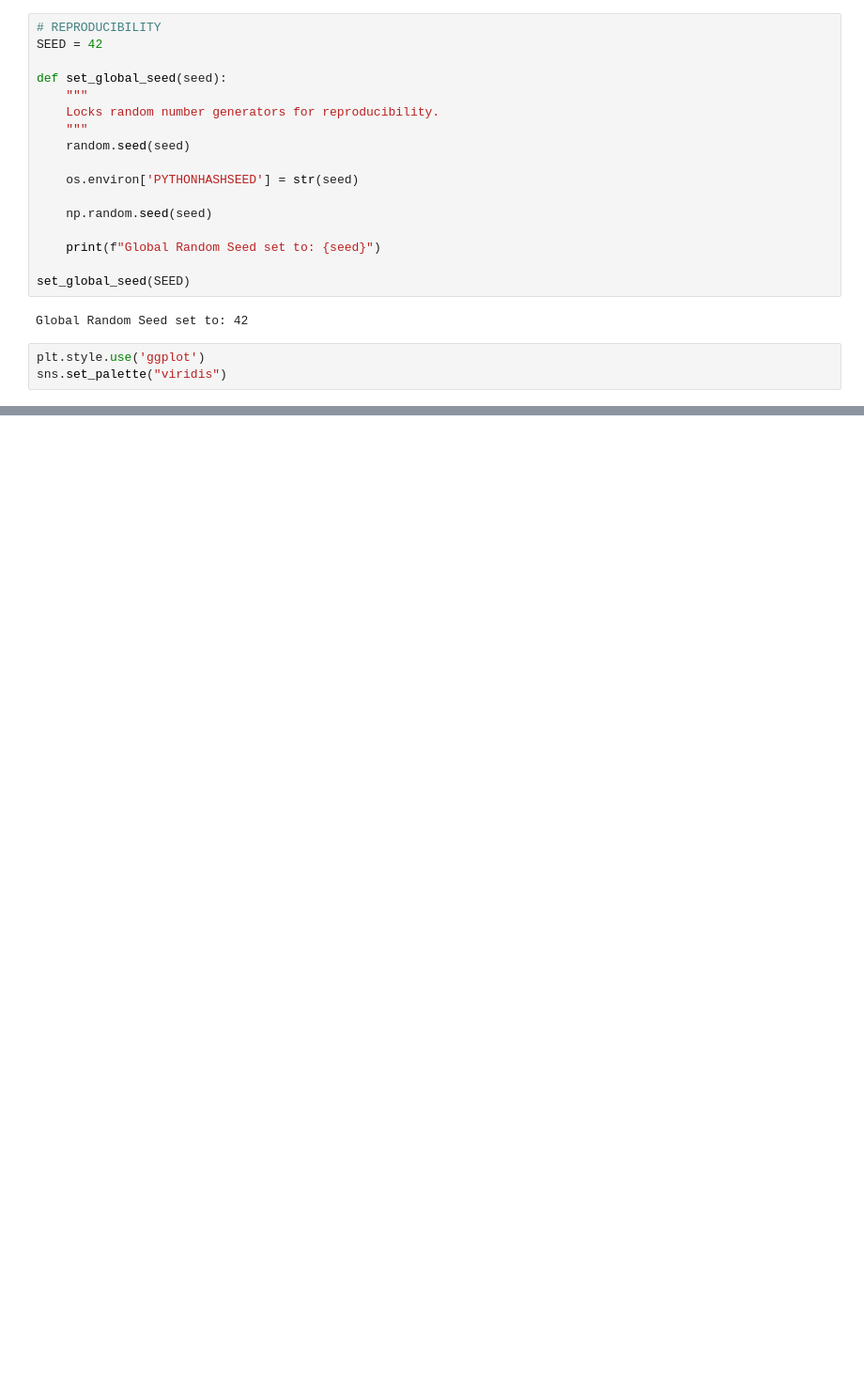
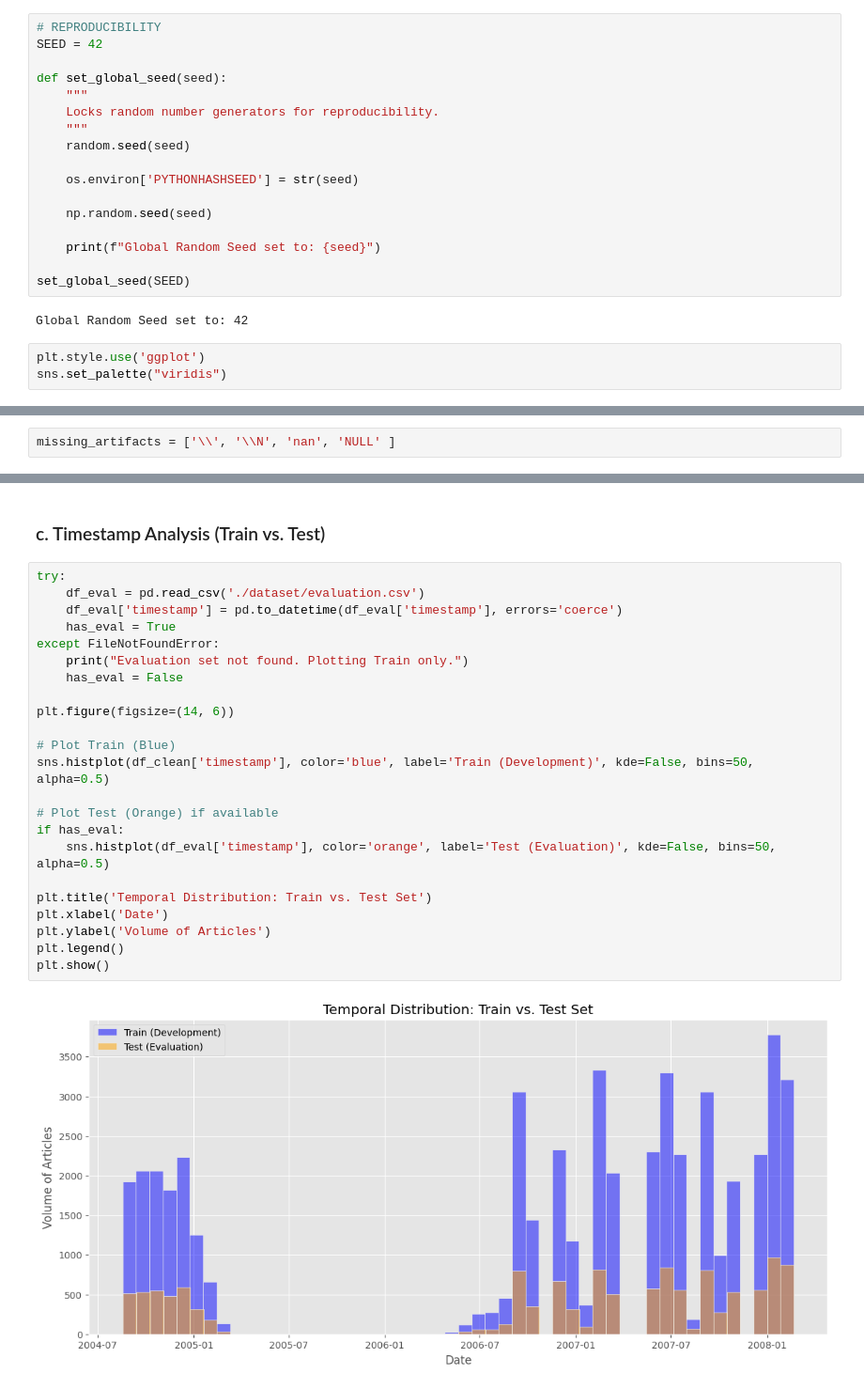
Before and after one commit to AgricolaC/DSML_News_Classification, a Jupyter notebook: eda.ipynb, the cells around one changed output, grey strips where cells are left out. Shown at 94% size. Drawn from its saved outputs; the diff is of its cells as text; blank space fills up the shorter version.

```diff
--- a/eda.ipynb
+++ b/eda.ipynb
@@ -903,0 +219,2 @@ Evaluation Rows with Artifacts: 482 (2.4%)
+# %%
+missing_artifacts = ['\\', '\\N', 'nan', 'NULL' ]
@@ -903,0 +571,27 @@ Evaluation Rows with Artifacts: 482 (2.4%)
+# %% [markdown]
+### c. Timestamp Analysis (Train vs. Test)
+# %%
+try:
+    df_eval = pd.read_csv('./dataset/evaluation.csv')
+    df_eval['timestamp'] = pd.to_datetime(df_eval['timestamp'], errors='coerce')
+    has_eval = True
+except FileNotFoundError:
+    print("Evaluation set not found. Plotting Train only.")
+    has_eval = False
+
+plt.figure(figsize=(14, 6))
+
+# Plot Train (Blue)
+sns.histplot(df_clean['timestamp'], color='blue', label='Train (Development)', kde=False, bins=50, alpha=0.5)
+
+# Plot Test (Orange) if available
+if has_eval:
+    sns.histplot(df_eval['timestamp'], color='orange', label='Test (Evaluation)', kde=False, bins=50, alpha=0.5)
+
+plt.title('Temporal Distribution: Train vs. Test Set')
+plt.xlabel('Date')
+plt.ylabel('Volume of Articles')
+plt.legend()
+plt.show()
+# %% [output]
+[figure, added]
```
Also changed, not shown: parts of 123 cells of this notebook.
